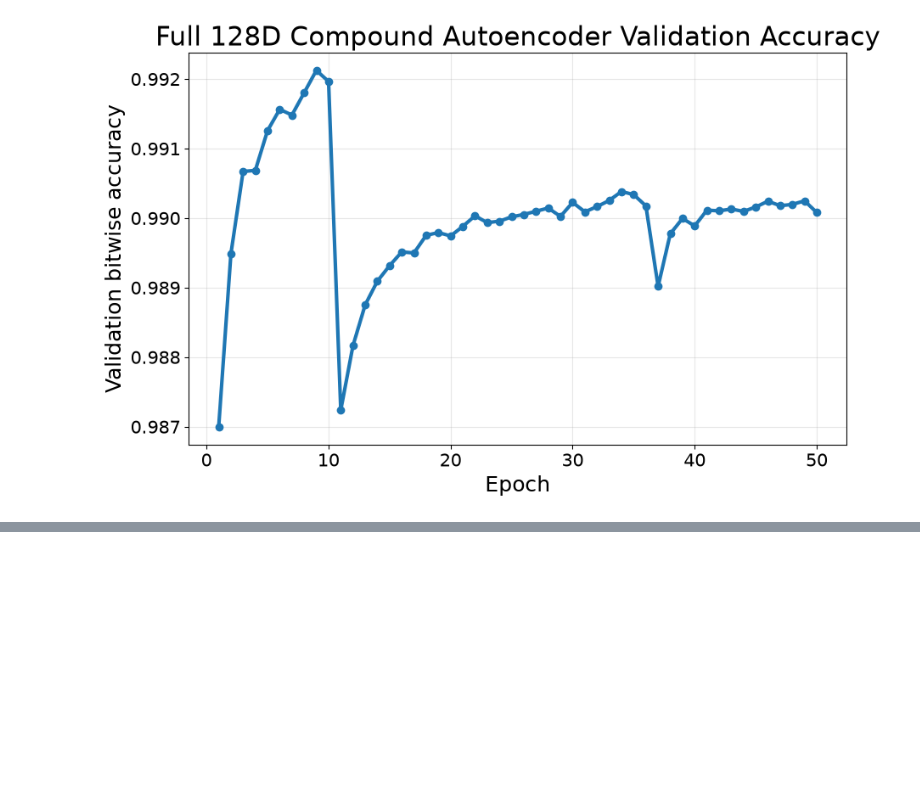
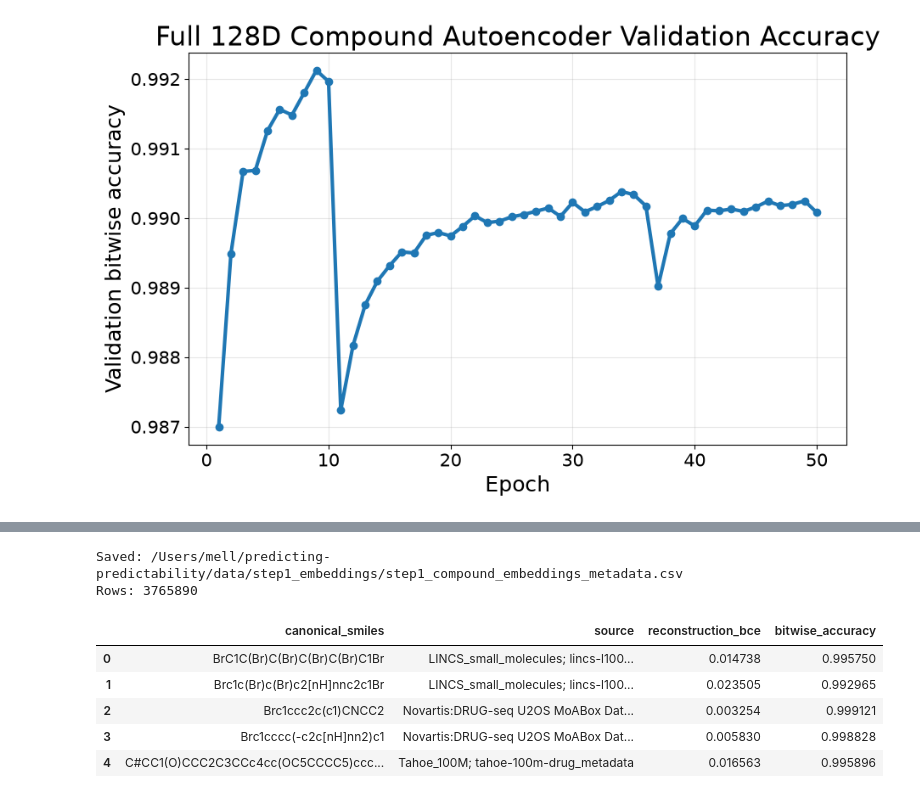
Before and after one commit to mell508-gif/predicting-predictability, a Jupyter notebook: data/july_wraps.ipynb, the cells around one changed output, grey strips where cells are left out. Drawn from its saved outputs; the diff is of its cells as text; code cells hidden in the pictures; blank space fills up the shorter version.

```diff
--- a/data/july_wraps.ipynb
+++ b/data/july_wraps.ipynb
@@ -1846,0 +2239,25 @@ plt.show()
+# %%
+metadata_path = FP_DIR / "step1_compound_registry_fingerprinted.csv"
+metadata = pd.read_csv(metadata_path, low_memory=False)
+
+metadata["embedding_row_index"] = np.arange(len(metadata))
+metadata["compound_embedding_file"] = str(embedding_path)
+metadata["reconstruction_bce"] = np.load(recon_error_path, mmap_mode="r")
+metadata["bitwise_accuracy"] = np.load(bit_acc_path, mmap_mode="r")
+
+out_metadata_path = EMB_DIR / "step1_compound_embeddings_metadata.csv"
+metadata.to_csv(out_metadata_path, index=False)
+
+print("Saved:", out_metadata_path)
+print("Rows:", len(metadata))
+
+metadata[["canonical_smiles", "source", "reconstruction_bce", "bitwise_accuracy"]].head()
+# %% [output]
+Saved: /Users/mell/predicting-predictability/data/step1_embeddings/step1_compound_embeddings_metadata.csv
+Rows: 3765890
+|  | canonical_smiles | source | reconstruction_bce | bitwise_accuracy |
+| 0 | BrC1C(Br)C(Br)C(Br)C(Br)C1Br | LINCS_small_molecules; lincs-l100... | 0.014738 | 0.995750 |
+| 1 | Brc1c(Br)c(Br)c2[nH]nnc2c1Br | LINCS_small_molecules; lincs-l100... | 0.023505 | 0.992965 |
+| 2 | Brc1ccc2c(c1)CNCC2 | Novartis:DRUG-seq U2OS MoABox Dat... | 0.003254 | 0.999121 |
+| 3 | Brc1cccc(-c2c[nH]nn2)c1 | Novartis:DRUG-seq U2OS MoABox Dat... | 0.005830 | 0.998828 |
+| 4 | C#CC1(O)CCC2C3CCc4cc(OC5CCCC5)ccc... | Tahoe_100M; tahoe-100m-drug_metadata | 0.016563 | 0.995896 |
```
Also changed, not shown: parts of 11 cells of this notebook, 6 other files.
